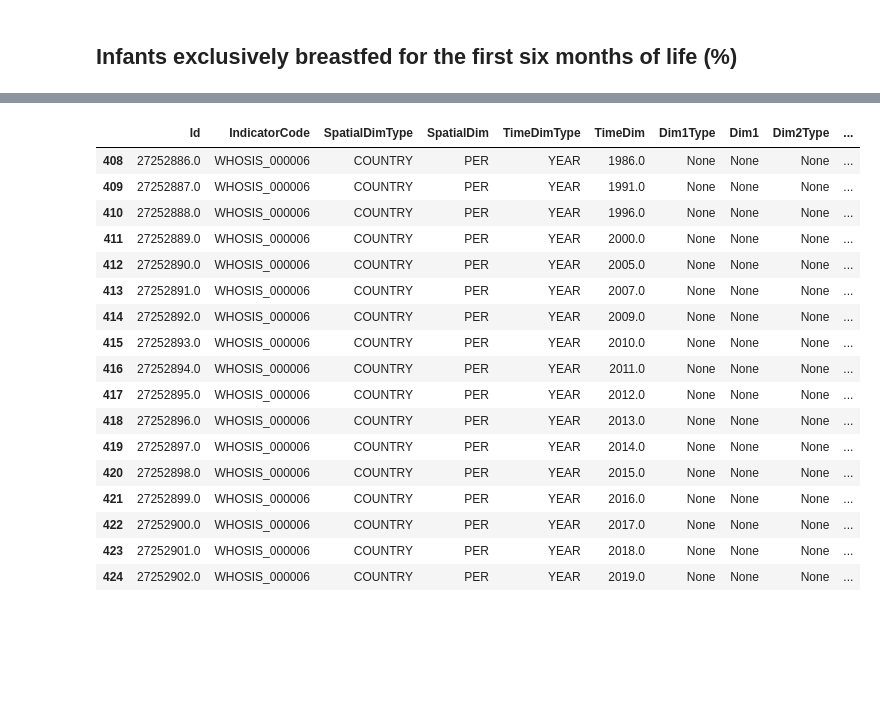
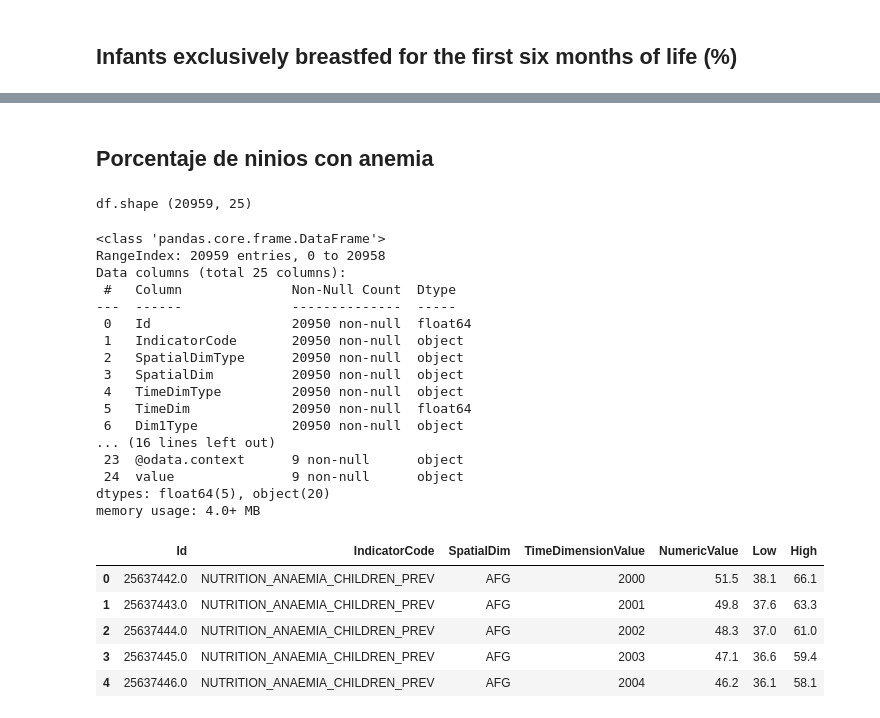
Before and after one commit to jorgeav527/life-expectancy, a Jupyter notebook: draft/API_UNPD_2.ipynb, the cells around one changed output, grey strips where cells are left out. Saved outputs shown, nothing was run; the diff lists cells and outputs as text; code cells hidden in the pictures; blank space fills up the shorter version.

```diff
--- a/draft/API_UNPD_2.ipynb
+++ b/draft/API_UNPD_2.ipynb
@@ -622,3 +570,13 @@ IndexError: list index out of range
 ## Infants exclusively breastfed for the first six months of life (%)
 # %%
 OMS = "https://ghoapi.azureedge.net/api/"
+# %%
+response = requests.get("https://ghoapi.azureedge.net/api/Indicator")
+j = response.json()
+df_indicadores = pd.json_normalize(j["value"])
+
+# df_indicadores[
+#    df_indicadores.IndicatorName
+#    == "Tobacco use or smoking among adolescents most recent nationally representative survey"
+# ]
+df_indicadores.sort_values("IndicatorName")
@@ -649,21 +624,51 @@ df.shape (624, 25)
+# %% [markdown]
+## Porcentaje de ninios con anemia
+# %%
+IndicatorCode = "NUTRITION_ANAEMIA_CHILDREN_PREV"  # "WHOSIS_000006"
+
+anemia_porcentaje = callAPI_OMS("NUTRITION_ANAEMIA_CHILDREN_PREV")
+# %%
+print("df.shape", anemia_porcentaje.shape, end="\n")
+# %% [output]
+df.shape (20959, 25)
+# %%
+anemia_porcentaje.info()
+# %% [output]
+<class 'pandas.core.frame.DataFrame'>
+RangeIndex: 20959 entries, 0 to 20958
+Data columns (total 25 columns):
+ #   Column              Non-Null Count  Dtype
+---  ------              --------------  -----
+ 0   Id                  20950 non-null  float64
+ 1   IndicatorCode       20950 non-null  object
+ 2   SpatialDimType      20950 non-null  object
+ 3   SpatialDim          20950 non-null  object
+ 4   TimeDimType         20950 non-null  object
+ 5   TimeDim             20950 non-null  float64
+ 6   Dim1Type            20950 non-null  object
+... (16 lines left out)
+ 23  @odata.context      9 non-null      object
+ 24  value               9 non-null      object
+dtypes: float64(5), object(20)
+memory usage: 4.0+ MB
 # %%
-df[df["SpatialDim"] == "PER"]
+# Finally, filters the returned results to only include and limits the number of columns retained in the new dataframe.
+df_anemia_prctje_ = anemia_porcentaje[
+    [
+        "Id",
+        "IndicatorCode",
+        "SpatialDim",
+        "TimeDimensionValue",
+        "NumericValue",
+        "Low",
+        "High",
+    ]
+]
+df_anemia_prctje_.head(5)
 # %% [output]
-|  | Id | IndicatorCode | SpatialDimType | SpatialDim | TimeDimType | TimeDim | Dim1Type | Dim1 | Dim2Type | ... |
-| 408 | 27252886.0 | WHOSIS_000006 | COUNTRY | PER | YEAR | 1986.0 | None | None | None | ... |
-| 409 | 27252887.0 | WHOSIS_000006 | COUNTRY | PER | YEAR | 1991.0 | None | None | None | ... |
-| 410 | 27252888.0 | WHOSIS_000006 | COUNTRY | PER | YEAR | 1996.0 | None | None | None | ... |
-| 411 | 27252889.0 | WHOSIS_000006 | COUNTRY | PER | YEAR | 2000.0 | None | None | None | ... |
-| 412 | 27252890.0 | WHOSIS_000006 | COUNTRY | PER | YEAR | 2005.0 | None | None | None | ... |
-| 413 | 27252891.0 | WHOSIS_000006 | COUNTRY | PER | YEAR | 2007.0 | None | None | None | ... |
-| 414 | 27252892.0 | WHOSIS_000006 | COUNTRY | PER | YEAR | 2009.0 | None | None | None | ... |
-| 415 | 27252893.0 | WHOSIS_000006 | COUNTRY | PER | YEAR | 2010.0 | None | None | None | ... |
-| 416 | 27252894.0 | WHOSIS_000006 | COUNTRY | PER | YEAR | 2011.0 | None | None | None | ... |
-| 417 | 27252895.0 | WHOSIS_000006 | COUNTRY | PER | YEAR | 2012.0 | None | None | None | ... |
-| 418 | 27252896.0 | WHOSIS_000006 | COUNTRY | PER | YEAR | 2013.0 | None | None | None | ... |
-| 419 | 27252897.0 | WHOSIS_000006 | COUNTRY | PER | YEAR | 2014.0 | None | None | None | ... |
-| 420 | 27252898.0 | WHOSIS_000006 | COUNTRY | PER | YEAR | 2015.0 | None | None | None | ... |
-| 421 | 27252899.0 | WHOSIS_000006 | COUNTRY | PER | YEAR | 2016.0 | None | None | None | ... |
-| 422 | 27252900.0 | WHOSIS_000006 | COUNTRY | PER | YEAR | 2017.0 | None | None | None | ... |
-| 423 | 27252901.0 | WHOSIS_000006 | COUNTRY | PER | YEAR | 2018.0 | None | None | None | ... |
-| 424 | 27252902.0 | WHOSIS_000006 | COUNTRY | PER | YEAR | 2019.0 | None | None | None | ... |
+|  | Id | IndicatorCode | SpatialDim | TimeDimensionValue | NumericValue | Low | High |
+| 0 | 25637442.0 | NUTRITION_ANAEMIA_CHILDREN_PREV | AFG | 2000 | 51.5 | 38.1 | 66.1 |
+| 1 | 25637443.0 | NUTRITION_ANAEMIA_CHILDREN_PREV | AFG | 2001 | 49.8 | 37.6 | 63.3 |
+| 2 | 25637444.0 | NUTRITION_ANAEMIA_CHILDREN_PREV | AFG | 2002 | 48.3 | 37.0 | 61.0 |
+| 3 | 25637445.0 | NUTRITION_ANAEMIA_CHILDREN_PREV | AFG | 2003 | 47.1 | 36.6 | 59.4 |
+| 4 | 25637446.0 | NUTRITION_ANAEMIA_CHILDREN_PREV | AFG | 2004 | 46.2 | 36.1 | 58.1 |
```
Also changed, not shown: parts of 27 cells of this notebook, 9 other files.
